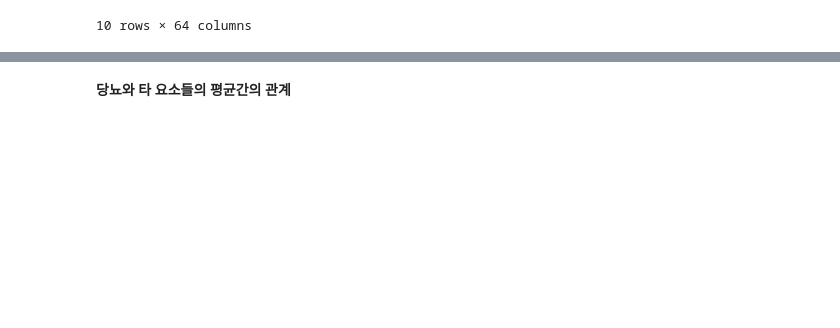
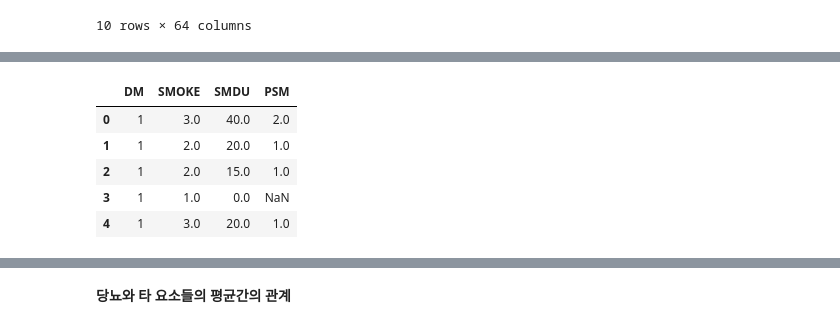
Before and after one commit to JOyongho4/DARTB4, a Jupyter notebook: KoreanHealthRecords.ipynb, the cells around one changed output, grey strips where cells are left out. Saved outputs shown, nothing was run; the diff lists cells and outputs as text; code cells hidden in the pictures; blank space fills up the shorter version.

```diff
--- a/KoreanHealthRecords.ipynb
+++ b/KoreanHealthRecords.ipynb
@@ -139,0 +146,10 @@ memory usage: 414.2 KB
+# %%
+R1_1_SMOKE=R1_1[['DM','SMOKE','SMDU','PSM']]
+R1_1_SMOKE.head()
+# %% [output]
+|  | DM | SMOKE | SMDU | PSM |
+| 0 | 1 | 3.0 | 40.0 | 2.0 |
+| 1 | 1 | 2.0 | 20.0 | 1.0 |
+| 2 | 1 | 2.0 | 15.0 | 1.0 |
+| 3 | 1 | 1.0 | 0.0 | NaN |
+| 4 | 1 | 3.0 | 20.0 | 1.0 |
```
Also changed, not shown: parts of 25 cells of this notebook.
